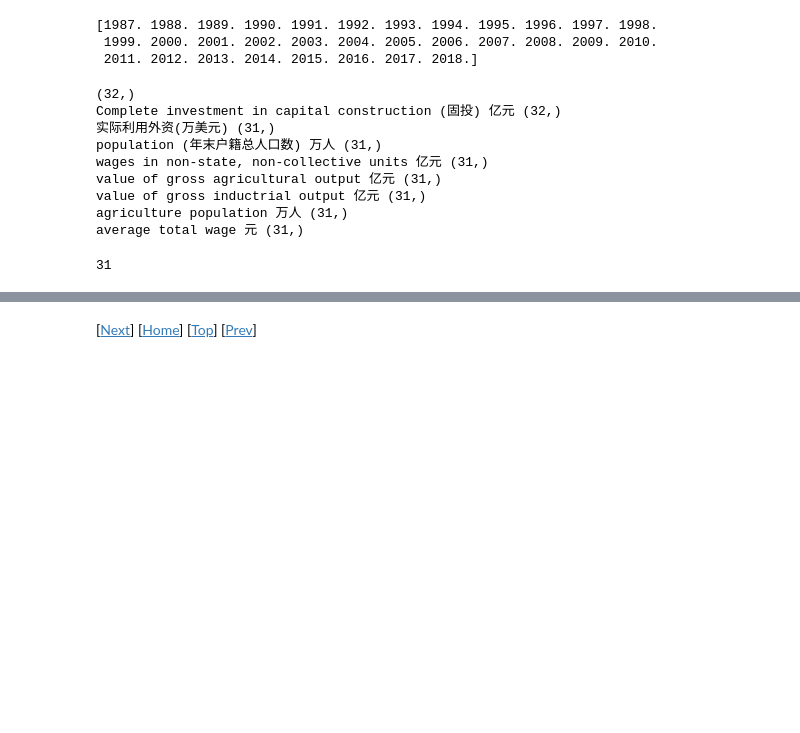
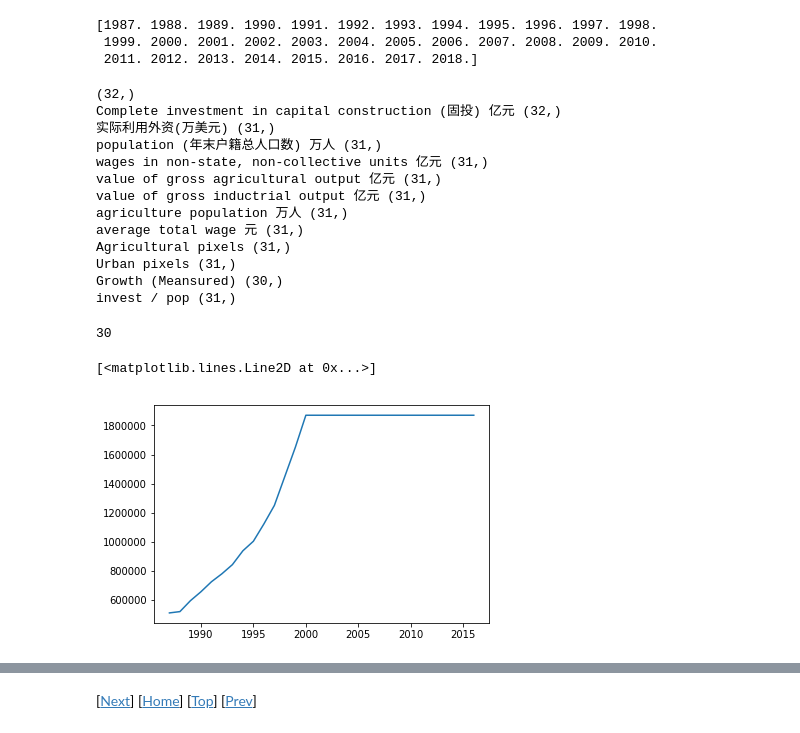
Before and after one commit to profLewis/GEOG0027_Coursework, a Jupyter notebook: docs/2021_UrbanModel_TeacherPage.ipynb, the cells around one changed output, grey strips where cells are left out. Drawn from its saved outputs; the diff is of its cells as text; code cells hidden in the pictures; blank space fills up the shorter version.

```diff
--- a/docs/2021_UrbanModel_TeacherPage.ipynb
+++ b/docs/2021_UrbanModel_TeacherPage.ipynb
@@ -100,9 +100,11 @@ print(year)
 # lets see what we have
 print (year.shape)
 n = year.shape[0]
-for i in headings[1:9]:
+for i in headings[1:]:
     print(i,data[i].shape)
     n = min([n,data[i].shape[0]])
+
+#n = 14
 # %% [output]
 (32,)
 Complete investment in capital construction (固投) 亿元 (32,)
@@ -113,34 +115,42 @@ value of gross agricultural output 亿元 (31,)
 value of gross inductrial output 亿元 (31,)
 agriculture population 万人 (31,)
 average total wage 元 (31,)
+Agricultural pixels (31,)
+Urban pixels (31,)
+Growth (Meansured) (30,)
+invest / pop (31,)
 # %%
 # simplify and load variables
 # shorten to length n-1 because need growth
 # ie difference
 investment = data[headings[1]][:n-1]
 population = data[headings[3]][:n-1]
 private_wage = data[headings[4]][:n-1]
 agr_output = data[headings[5]][:n-1]
 indust_output = data[headings[6]][:n-1]
 agr_pop = data[headings[7]][:n-1]
 avg_wage = data[headings[8]][:n-1]
 
 #shortened year array
 year = year[:n]
 
 p1 = pd.DataFrame({'year':year[:n],
                   'investment':data[headings[1]][:n],
                   'population':data[headings[3]][:n],
                   'private_wage':data[headings[4]][:n],
                   'agr_output':data[headings[5]][:n],
                   'indust_output':data[headings[6]][:n],
                   'agr_pop':data[headings[7]][:n],
                   'avg_wage':data[headings[8]][:n]
                  })
 
 # save the files as csv
 
 p1.to_csv('files/Guangdong-Yearbook-2019.csv')
 print(n)
+
+plt.plot(year[:n],data[headings[10]][:n])
 # %% [output]
-31
+30
+[<matplotlib.lines.Line2D at 0x...>]
+[figure, added]
```
Also changed, not shown: parts of 6 cells of this notebook, 15 other files.
